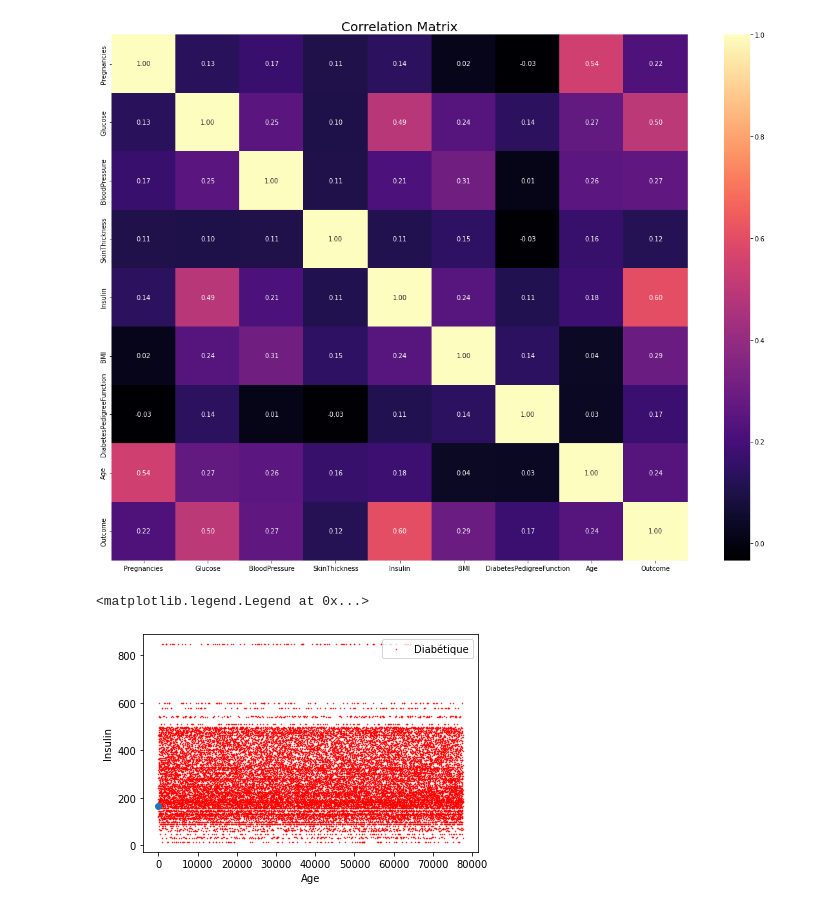
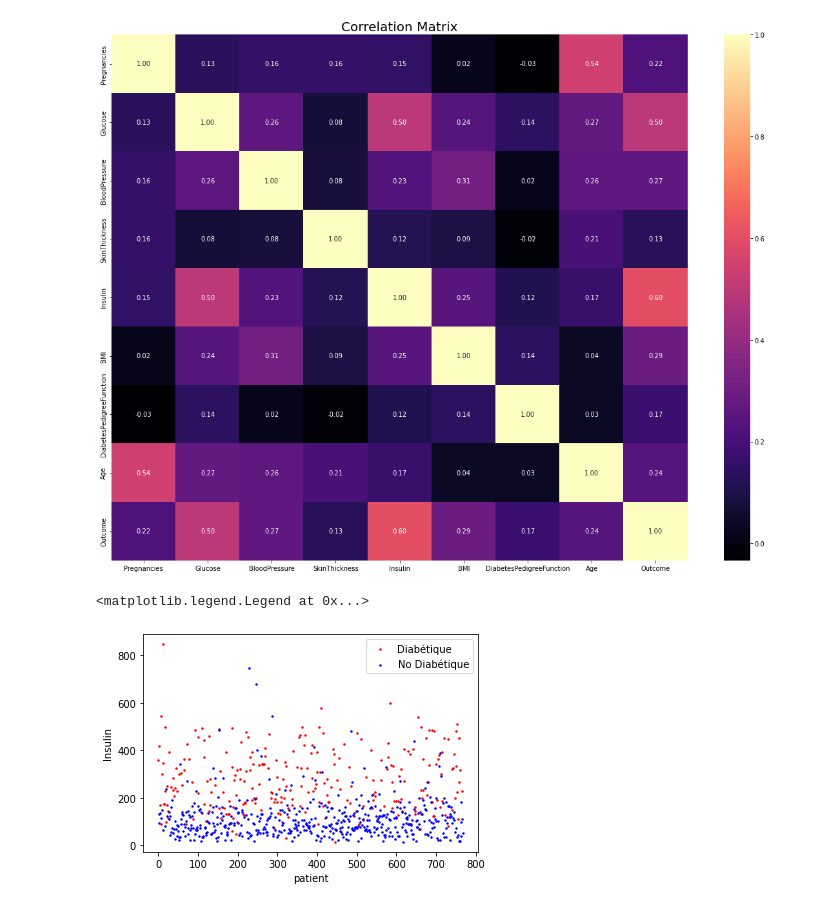
Before and after one commit to Lounes-Kheris98/diabete.predict, a Jupyter notebook: Diabetes_predict.ipynb, the cells around one changed output. Saved outputs shown, nothing was run; the diff lists cells and outputs as text; code cells hidden in the pictures.

Commit message:
replace dataset

```diff
--- a/Diabetes_predict.ipynb
+++ b/Diabetes_predict.ipynb
@@ -17,5 +17,5 @@ Saving diabetes75pc_100_times.csv to diabetes75pc_100_times (14).csv
 # %%
-dataset = pd.read_csv('diabetes75pc_100_times (14).csv')
+dataset = pd.read_csv('diabetes.csv')
 dataset.head(n=1000)
 # %% [output]
 |  | Pregnancies | Glucose | BloodPressure | SkinThickness | Insulin | BMI | DiabetesPedigreeFunction | Age | ... |
@@ -278,16 +278,14 @@ plot_corr(dataset_new)
 # %% [output]
 [figure]
 # %%
-plt.scatter(dataset_new[dataset_new.Outcome==1].index,dataset_new[dataset_new.Outcome==1].Insulin,label="Diabétique",c="r",s=0.2)
-#plt.scatter(dataset_new[dataset_new.Outcome==0].Age_class,dataset_new[dataset_new.Outcome==0].Insulin,label="No Diabétique",c="b",s=0.2)
-y = 166
-plt.scatter(0,y)
-plt.xlabel("Age")
+plt.scatter(dataset_new[dataset_new.Outcome==1].index,dataset_new[dataset_new.Outcome==1].Insulin,label="Diabétique",c="r",s=2)
+plt.scatter(dataset_new[dataset_new.Outcome==0].index,dataset_new[dataset_new.Outcome==0].Insulin,label="No Diabétique",c="b",s=2)
+plt.xlabel("patient")
 plt.ylabel("Insulin")
 plt.legend()
 # %% [output]
 <matplotlib.legend.Legend at 0x...>
-[figure, old version]
+[figure, new version]
 # %%
 dataset_new
 # %% [output]
```
Also changed, not shown: parts of 31 cells of this notebook.
